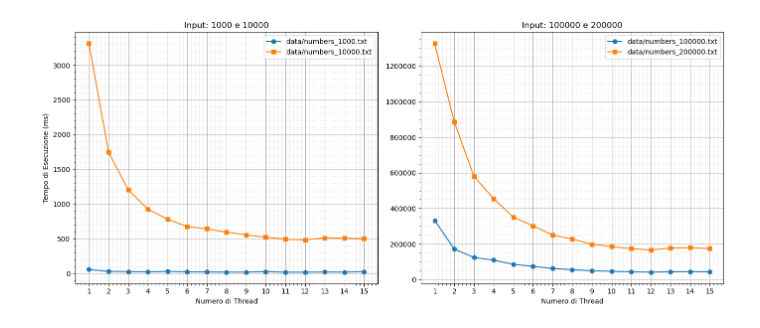
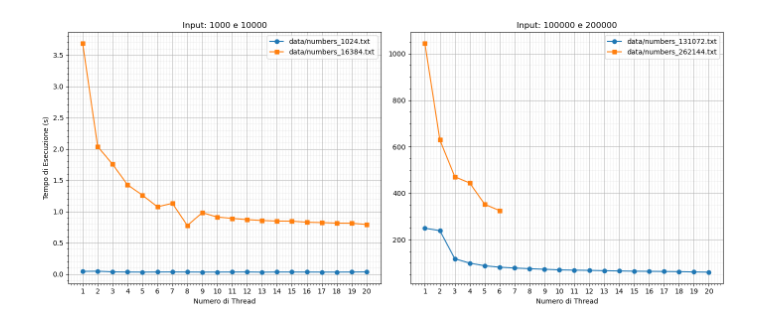
Before and after one commit to noemichem/CA_project, a Jupyter notebook: plotResults.ipynb, the cells around one changed output. Cells and saved outputs as stored; diff of their text form; code cells hidden in the pictures.

```diff
--- a/plotResults.ipynb
+++ b/plotResults.ipynb
@@ -8,7 +8,9 @@ import os
 from matplotlib.ticker import ScalarFormatter
 # %%
 # 1) Carica i dati
-df = pd.read_csv("medie.csv")
+df = pd.read_excel("medie_mod.xlsx")
+df = df[df["Eseguibile"] == "OMP_DFT_NOpolar.exe"]
+
 df["Media Tempo di Esecuzione (s)"] = df["Media Tempo di Esecuzione (ms)"] / 1000
 
 # 2) Crea la figura con due subplot affiancati
@@ -18,7 +20,7 @@ fig, axs = plt.subplots(1, 2, figsize=(14, 6), sharey=False)
 markers = ['o', 's', '^', 'd', 'v', 'x', 'P', '*', 'h', '+']
 
 # 4a) Primo subplot: 1000 e 10000
-small_inputs = df[df["File di Input"].isin(["data/numbers_1000.txt", "data/numbers_10000.txt"])]
+small_inputs = df[df["File di Input"].isin(["data/numbers_1024.txt", "data/numbers_16384.txt"])]
 for i, (name, group) in enumerate(small_inputs.groupby("File di Input")):
     m = markers[i % len(markers)]
     axs[0].plot(
@@ -36,32 +38,32 @@ axs[0].xaxis.set_major_locator(MultipleLocator(1))
 axs[0].xaxis.set_minor_locator(MultipleLocator(0.5))
 axs[0].grid(True, which='major', linestyle='-', linewidth=0.75)
 axs[0].grid(True, which='minor', linestyle=':', linewidth=0.5, alpha=0.7)
 axs[0].minorticks_on()
 
 # 4b) Secondo subplot: 100000 e 200000
-large_inputs = df[df["File di Input"].isin(["data/numbers_100000.txt", "data/numbers_200000.txt"])]
+large_inputs = df[df["File di Input"].isin(["data/numbers_131072.txt", "data/numbers_262144.txt"])]
 for i, (name, group) in enumerate(large_inputs.groupby("File di Input")):
     m = markers[i % len(markers)]
     axs[1].plot(
         group["Numero Thread"],
         group["Media Tempo di Esecuzione (s)"],
         marker=m,
         linestyle='-',
         label=name
     )
 axs[1].set_title("Input: 100000 e 200000")
 axs[1].set_xlabel("Numero di Thread")
 axs[1].legend()
 axs[1].yaxis.set_major_formatter(ScalarFormatter())
 axs[1].ticklabel_format(style='plain', axis='y')
 axs[1].xaxis.set_major_locator(MultipleLocator(1))
 axs[1].xaxis.set_minor_locator(MultipleLocator(0.5))
 axs[1].grid(True, which='major', linestyle='-', linewidth=0.75)
 axs[1].grid(True, which='minor', linestyle=':', linewidth=0.5, alpha=0.7)
 axs[1].minorticks_on()
 
 # 5) Spaziatura e mostra
 plt.tight_layout()
 plt.show()
 # %% [output]
-[figure, old version]
+[figure, new version]
```
Also changed, not shown: 7 other files.
